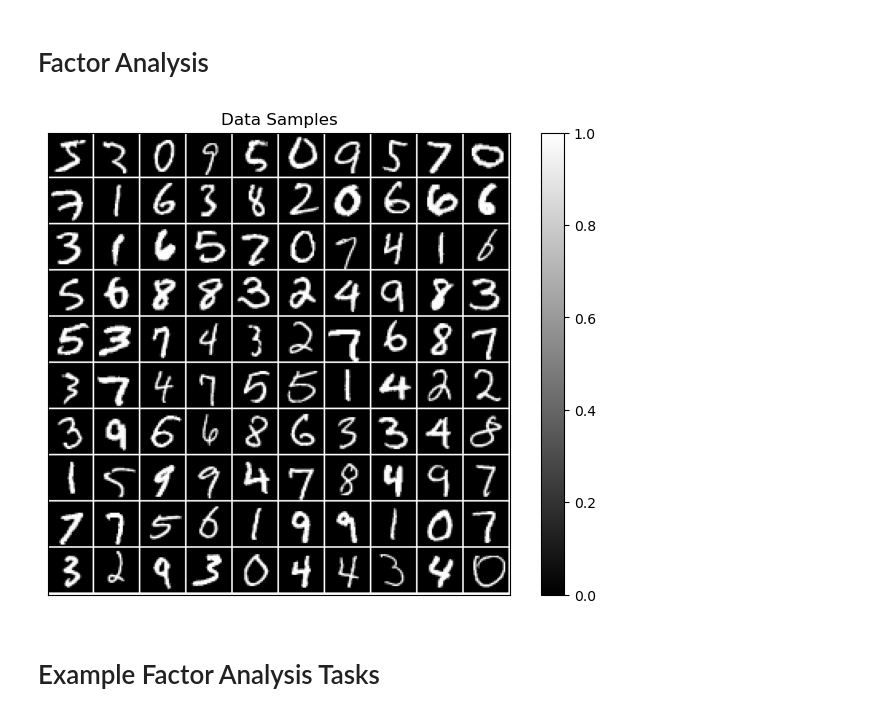
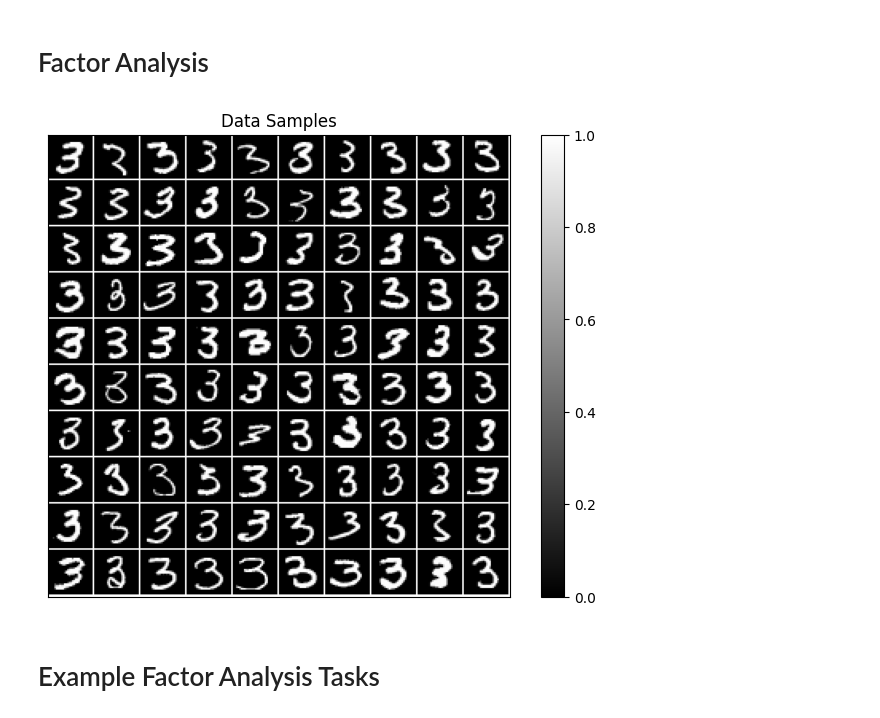
Before and after one commit to reml-lab/MLDemos, a Jupyter notebook: Factor_Analysis.ipynb, the cells around one changed output. Cells and saved outputs as stored; diff of their text form; code cells hidden in the pictures.

```diff
--- a/Factor_Analysis.ipynb
+++ b/Factor_Analysis.ipynb
@@ -48,15 +52,17 @@ train_set, test_set = pickle.load(f,encoding='latin1')
+# %%
+#Pick a digit type
+digit=3
 # %%
 #Show data
-X = train_set[0]/256.0
+Y = train_set[1]
+X = train_set[0][Y==digit,:,:]/256.0
 X = X.reshape(X.shape[0],X.shape[1]*X.shape[2])
 plt.figure(figsize=[8,6]);
-plot_im_array2(X[range(0,50000,500),:],28,100,10,"Data Samples")
+plot_im_array2(X[range(0,5000,50),:],28,100,10,"Data Samples")
 plt.clim(0,1)
 plt.show()
-
-Y = train_set[1]
 # %% [output]
-[figure, old version]
+[figure, new version]
 # %% [markdown]
 # Example Factor Analysis Tasks
 # %% [markdown]
```
Also changed, not shown: parts of 11 cells of this notebook, 1 other file.
